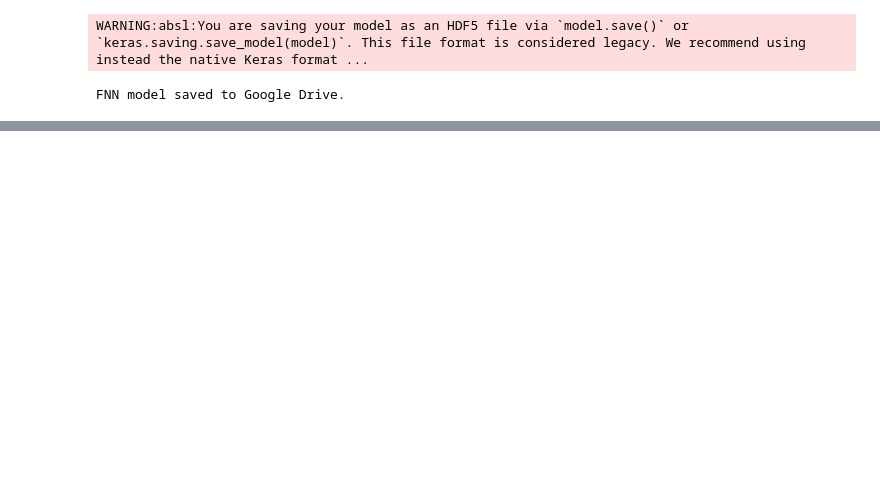
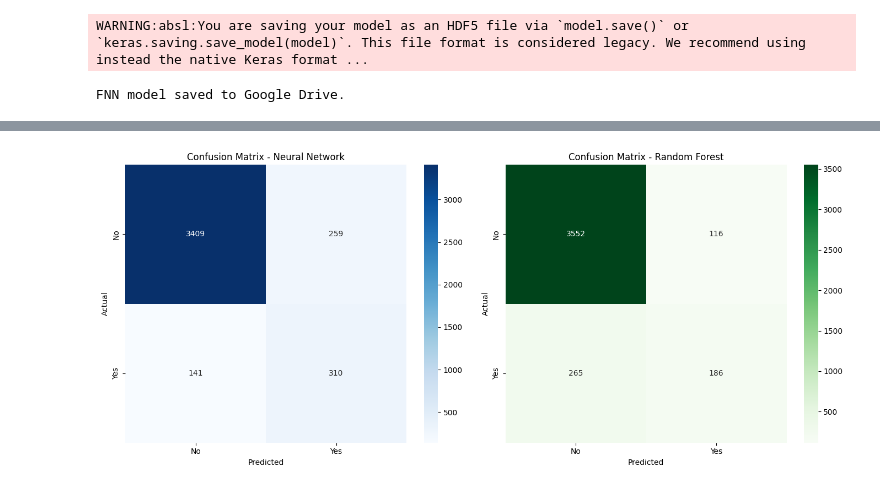
Before and after one commit to megmarv/Client-Deposit-Prediction, a Jupyter notebook: ModelsForMLcw.ipynb, the cells around one changed output, grey strips where cells are left out. Saved outputs shown, nothing was run; the diff lists cells and outputs as text; code cells hidden in the pictures; blank space fills up the shorter version.

```diff
--- a/ModelsForMLcw.ipynb
+++ b/ModelsForMLcw.ipynb
@@ -127,0 +220,16 @@ FNN model saved to Google Drive.
+# %%
+# Initialize and train the custom random forest
+rf_start_time = time.time()
+random_forest = RandomForestClassifierCustom(n_trees=150, max_depth=None, max_features='sqrt', random_state=42)
+random_forest.fit(X_train, y_train)
+rf_end_time = time.time()
+rf_training_time = rf_end_time - rf_start_time
+
+# Random Forest Predictions
+y_pred_rf_probs = random_forest.predict(X_test)
+y_pred_rf = (y_pred_rf_probs > 0.5).astype(int)
+
+# Evaluate the model
+accuracy = accuracy_score(y_test, y_pred)
+print(f"Accuracy on Test Set: {accuracy:.4f}")
+print("\nClassification Report:\n", classification_report(y_test, y_pred))
@@ -127,0 +277,28 @@ FNN model saved to Google Drive.
+# %%
+# Convert probabilities to binary predictions
+y_pred_nn_binary = (y_pred_nn > 0.5).astype(int)
+y_pred_rf_binary = (y_pred_rf_probs > 0.5).astype(int)
+
+# Compute Confusion Matrices
+conf_matrix_nn = confusion_matrix(y_test, y_pred_nn_binary)
+conf_matrix_rf = confusion_matrix(y_test, y_pred_rf_binary)
+
+# Plot Confusion Matrices
+plt.figure(figsize=(14, 6))
+
+plt.subplot(1, 2, 1)
+sns.heatmap(conf_matrix_nn, annot=True, fmt="d", cmap="Blues", xticklabels=["No", "Yes"], yticklabels=["No", "Yes"])
+plt.title("Confusion Matrix - Neural Network")
+plt.xlabel("Predicted")
+plt.ylabel("Actual")
+
+plt.subplot(1, 2, 2)
+sns.heatmap(conf_matrix_rf, annot=True, fmt="d", cmap="Greens", xticklabels=["No", "Yes"], yticklabels=["No", "Yes"])
+plt.title("Confusion Matrix - Random Forest")
+plt.xlabel("Predicted")
+plt.ylabel("Actual")
+
+plt.tight_layout()
+plt.show()
+# %% [output]
+[figure, added]
```
Also changed, not shown: parts of 14 cells of this notebook.
